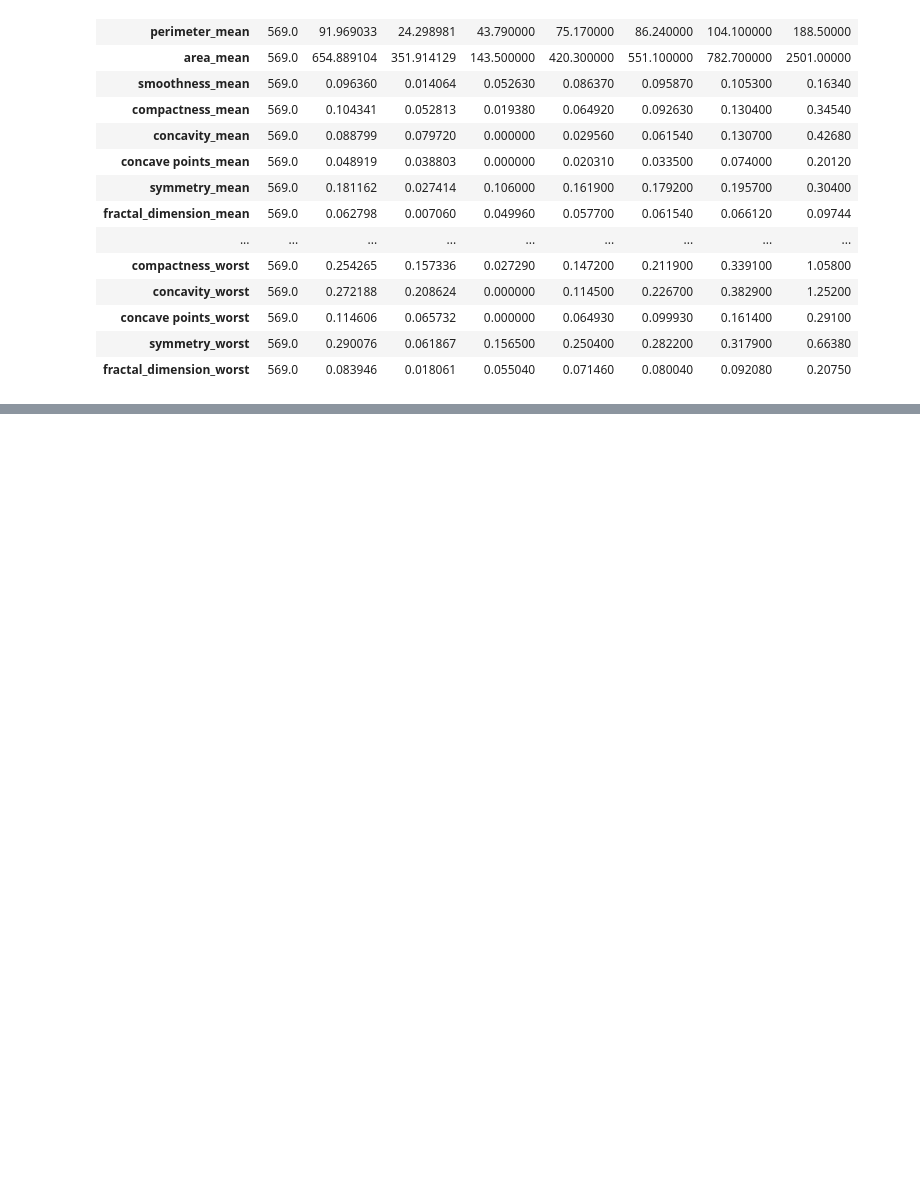
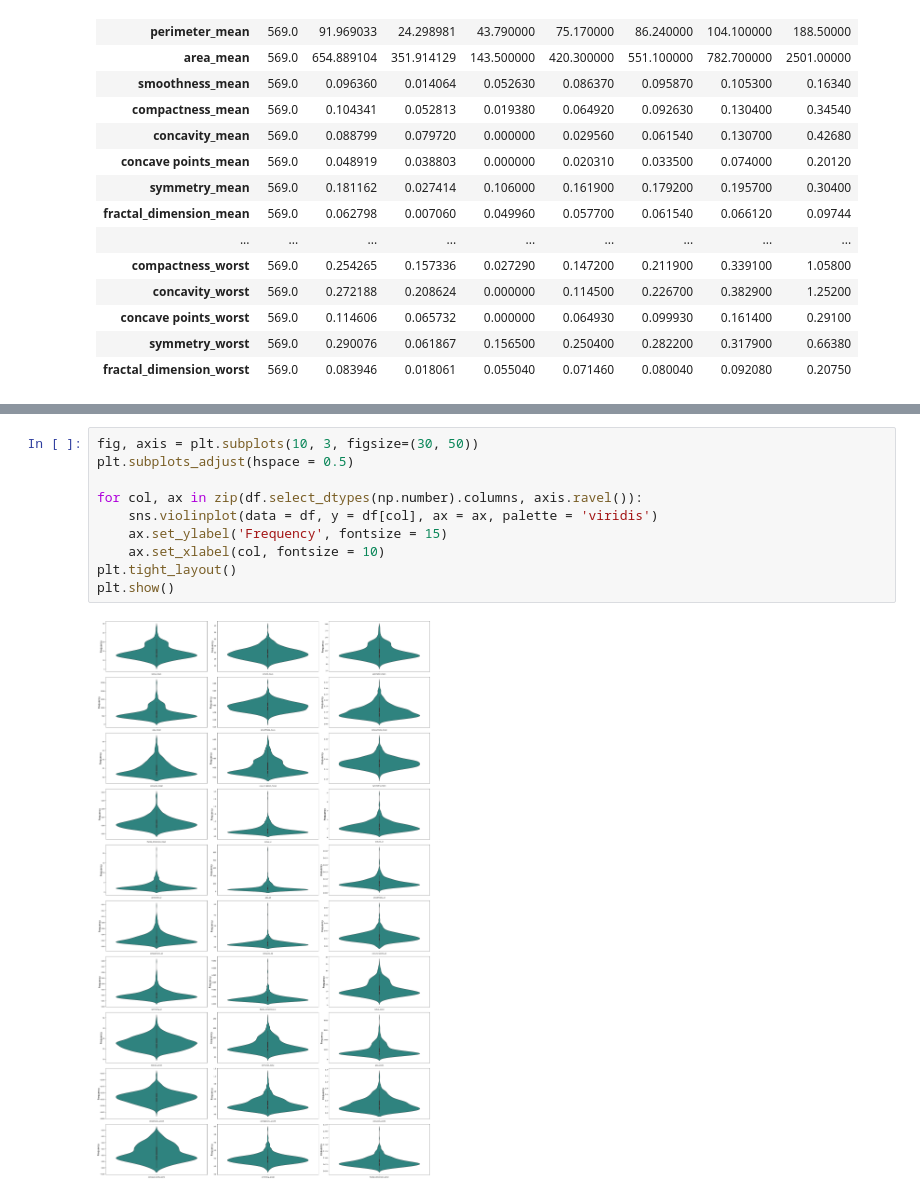
Before and after one commit to abjodas/Breast-Cancer-Prediction-Model, a Jupyter notebook: BreastCancerPrediction.ipynb, the cells around one changed output, grey strips where cells are left out. Drawn from its saved outputs; the diff is of its cells as text; blank space fills up the shorter version.

```diff
--- a/BreastCancerPrediction.ipynb
+++ b/BreastCancerPrediction.ipynb
@@ -80,0 +127,12 @@ df.describe().T
+# %%
+fig, axis = plt.subplots(10, 3, figsize=(30, 50))
+plt.subplots_adjust(hspace = 0.5)
+
+for col, ax in zip(df.select_dtypes(np.number).columns, axis.ravel()):
+    sns.violinplot(data = df, y = df[col], ax = ax, palette = 'viridis')
+    ax.set_ylabel('Frequency', fontsize = 15)
+    ax.set_xlabel(col, fontsize = 10)
+plt.tight_layout()
+plt.show()
+# %% [output]
+[figure, added]
```
Also changed, not shown: parts of 11 cells of this notebook.
